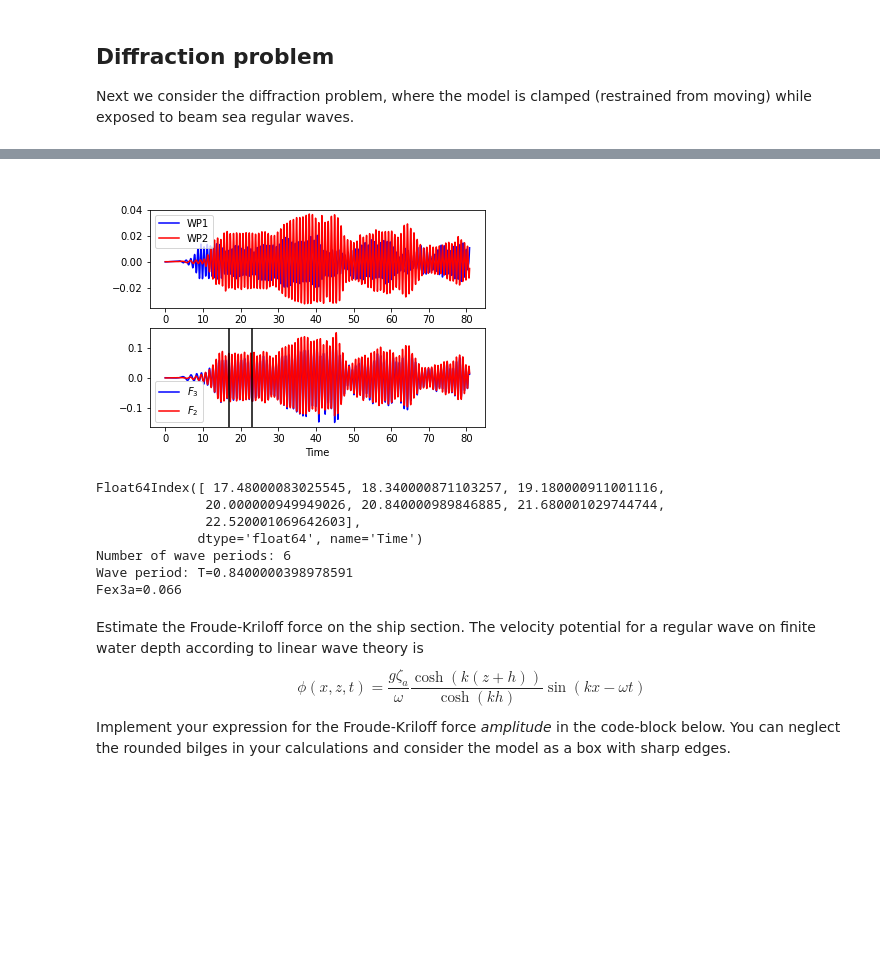
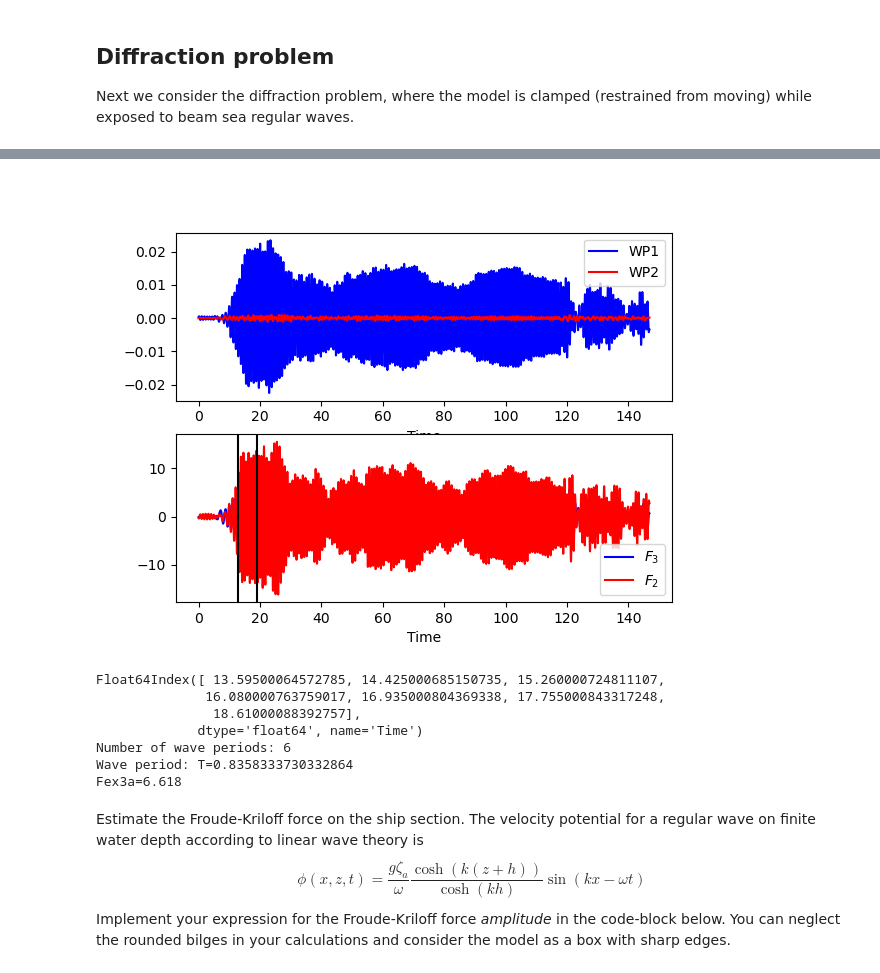
Before and after one commit to hydrodavid/tmr4247, a Jupyter notebook: lab_exercise.ipynb, the cells around one changed output, grey strips where cells are left out. Drawn from its saved outputs; the diff is of its cells as text; code cells hidden in the pictures; blank space fills up the shorter version.

```diff
--- a/lab_exercise.ipynb
+++ b/lab_exercise.ipynb
@@ -64,8 +65,8 @@ import postprocessing as pp
 
 datapath = "../shared/Labdata"
 
-radiationtestfile = "Gruppe2_2020_rad.npz"  # Enter the name of your data-file here..
-diffractiontestfile = "Gruppe2_2020_diff.npz"  # Enter the name of your data-file here..
+radiationtestfile = "Gruppe6_2060_rad.npz"  # Enter the name of your data-file here..
+diffractiontestfile = "Gruppe6_2060_diff.npz"  # Enter the name of your data-file here..
 
 # Import data as pandas DataFrame
 df = pp.importDataFrame(datapath, radiationtestfile)
@@ -170,7 +171,7 @@ Text(0.5, 0, 'Time [s]')
 We see from the figure above that the raw signals contain some noise, in particular the acceleration and force measurements. A common procedure is to filter the data with a *low-pass filter*. This means that we filter away all high frequency components above a given threshold (cut-frequency) and let the low frequency components pass the filter. When defining the cut frequency, we must be sure that we don't remove "physical" frequencies associated with the waves. We will use $f_{cut}=5$Hz in the following.
 # %%
 # Let's filter the data using a low-pass filter to remove high frequency noise
-fcut=8 # [Hz] cut frequency
+fcut=2 # [Hz] cut frequency
 df_filtered = pp.filterDataFrame(df, fcut, fs)
 # %%
 # Uncomment line below if you will activate interactive plotting
@@ -417,7 +430,7 @@ Text(0, 0.5, '$b_{33}^{2D}$')
 Next we consider the diffraction problem, where the model is clamped (restrained from moving) while exposed to beam sea regular waves.
 # %%
 # Import data from diffraction test as pandas DataFrame
-df2 = pp.importDataFrame(datapath, "demo/diffractiontest_demo_T0d836_A0d024.npz")
+df2 = pp.importDataFrame(datapath, diffractiontestfile)
 
 # We take a look at the first rows of data. Each measurement signal is stored column-wise
 print(df2.head()) # The data below is not from diffraction test...
@@ -445,15 +465,20 @@ df2_filt = pp.filterDataFrame(df2, fcut, fs)
 # %%
 #%matplotlib widget
+
+# Let us select a steady state time window by looking at the figure above
+tstart = 13
+tstop = 19
+
 
 # Plot force-timeseries
 fig4, ax4 = plt.subplots(2, 1)
 ax4[0] = df2_filt.plot(ax=ax4[0], y='WP1', color='b', label=r'WP1')
 ax4[0] = df2_filt.plot(ax=ax4[0], y='WP2', color='r', label=r'WP2')
 
 ax4[1] = df2_filt.plot(ax=ax4[1], y='F3', color='b', label=r'$F_3$')
 ax4[1] = df2_filt.plot(ax=ax4[1], y='F2', color='r', label=r'$F_2$')
 ax4[1] = plt.axvline(tstart, color='k')
 ax4[1] = plt.axvline(tstop, color='k')
 # %% [output]
-[figure, old version]
+[figure, new version]
 # %%
@@ -477,7 +499,7 @@ Tp = np.mean(np.diff(df2_steady.index[iups]))
 omg1 = 2*np.pi/Tp
 
 # Input wave amplitude
-A = 0.0125
+A = 0.02
 
 # Extract force amplitude
 Fex3a = 0.5*(np.max(df2_steady['F3'].iloc[iups[0]:iups[1]])-np.min(df2_steady['F3'].iloc[iups[0]:iups[1]]))
@@ -486,13 +508,13 @@ print("Number of wave periods: {}".format(nPer))
 print("Wave period: T={}".format(Tp))
 print("Fex3a={:.3f}".format(Fex3a))
 # %% [output]
-Float64Index([ 17.48000083025545, 18.340000871103257, 19.180000911001116,
-              20.000000949949026, 20.840000989846885, 21.680001029744744,
-              22.520001069642603],
+Float64Index([ 13.59500064572785, 14.425000685150735, 15.260000724811107,
+              16.080000763759017, 16.935000804369338, 17.755000843317248,
+               18.61000088392757],
              dtype='float64', name='Time')
 Number of wave periods: 6
-Wave period: T=0.8400000398978591
-Fex3a=0.066
+Wave period: T=0.8358333730332864
+Fex3a=6.618
 # %% [markdown]
 Estimate the Froude-Kriloff force on the ship section. The velocity potential for a regular wave on finite water depth according to linear wave theory is
 $$\phi(x,z,t)=\frac{g\zeta_a}{\omega}\frac{\cosh(k(z+h))}{\cosh(kh)}\sin(kx-\omega t)$$
```
Also changed, not shown: parts of 15 cells of this notebook.
